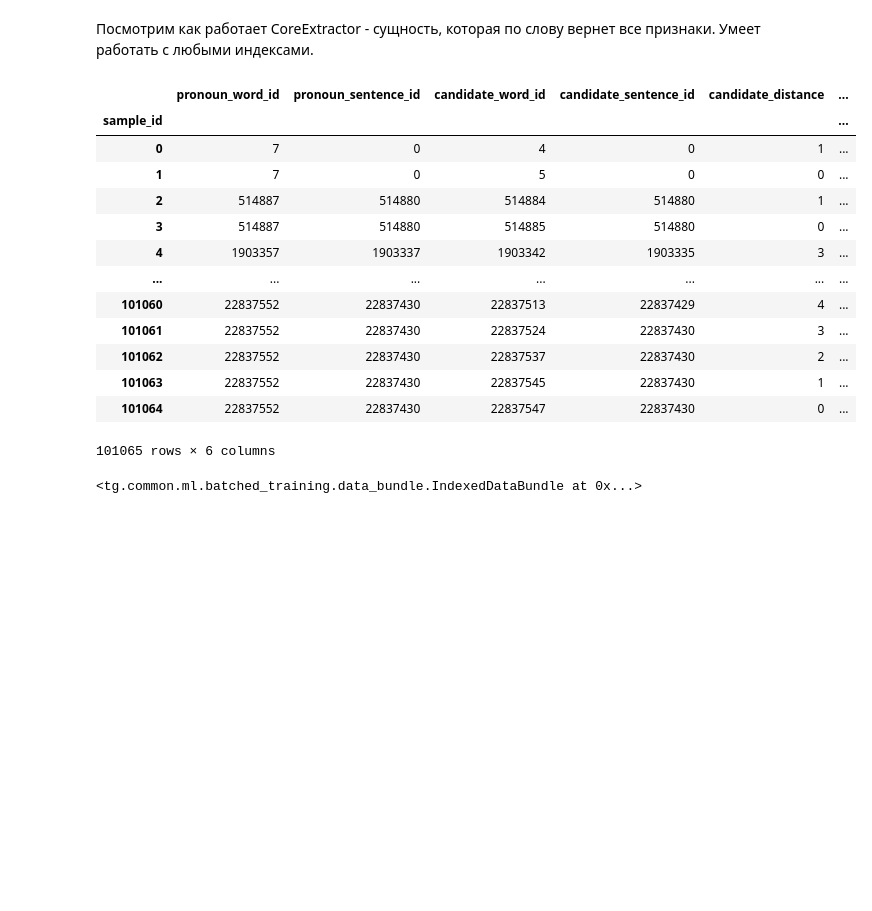
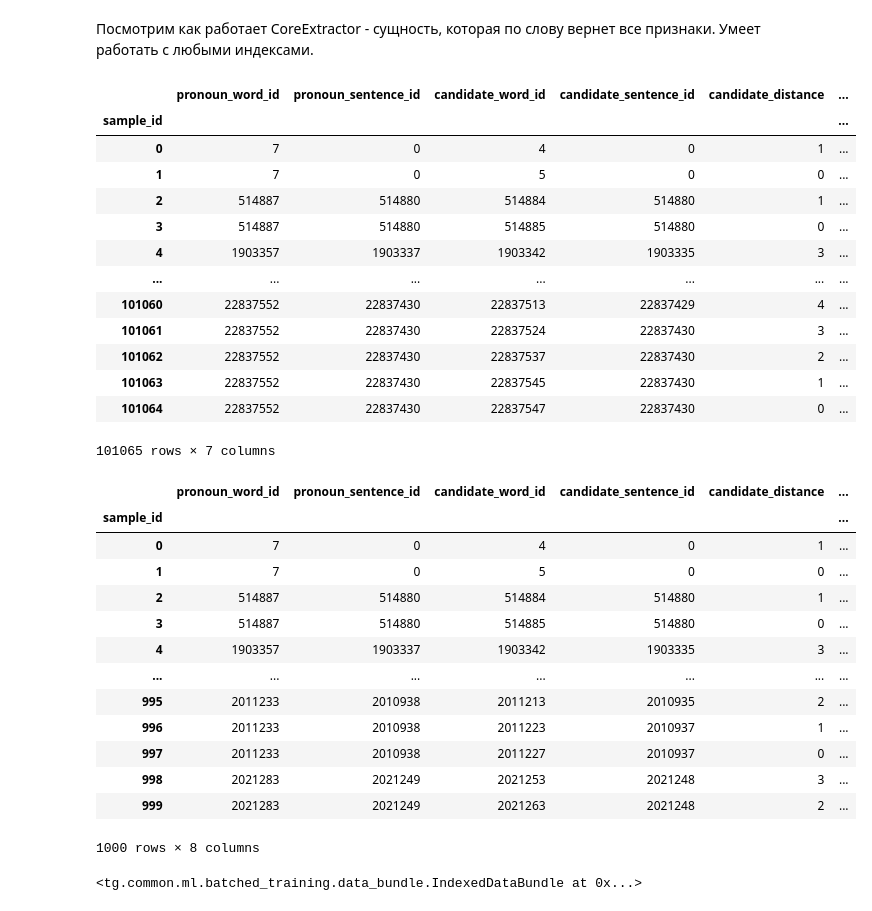
Before and after one commit to okulovsky/grammar_ru, a Jupyter notebook: notebooks/Alex/Sergey's batch GG.ipynb, the cells around one changed output. Cells and saved outputs as stored; diff of their text form; code cells hidden in the pictures; blank space fills up the shorter version.

```diff
--- a/notebooks/Alex/Sergey's batch GG.ipynb
+++ b/notebooks/Alex/Sergey's batch GG.ipynb
@@ -19,8 +19,8 @@ from tg.grammar_ru.common import Separator
 from tg.grammar_ru.common import Loc
 from tg.grammar_ru.ml.features import PyMorphyFeaturizer
 
-db = DataBundle.load(Loc.bundles_path/'antcd/simple') #TODO word_distance
-db['index']
+db = DataBundle.load(Loc.bundles_path/'antcd/wwd')
+db.index
 # %% [output]
 |  | pronoun_word_id | pronoun_sentence_id | candidate_word_id | candidate_sentence_id | candidate_distance | ... |
 | sample_id |  |  |  |  |  | ... |
@@ -35,5 +35,27 @@ db['index']
 | 101062 | 22837552 | 22837430 | 22837537 | 22837430 | 2 | ... |
 | 101063 | 22837552 | 22837430 | 22837545 | 22837430 | 1 | ... |
 | 101064 | 22837552 | 22837430 | 22837547 | 22837430 | 0 | ... |
-101065 rows × 6 columns
+101065 rows × 7 columns
+# %%
+from tg.common.ml.batched_training import train_display_test_split
+
+db.index = db.index.iloc[:1000]
+db.index = db.index.rename(columns={'is_match': 'label'})
+db.index['split'] = train_display_test_split(db.index)
+db.index
+# %% [output]
+|  | pronoun_word_id | pronoun_sentence_id | candidate_word_id | candidate_sentence_id | candidate_distance | ... |
+| sample_id |  |  |  |  |  | ... |
+| 0 | 7 | 0 | 4 | 0 | 1 | ... |
+| 1 | 7 | 0 | 5 | 0 | 0 | ... |
+| 2 | 514887 | 514880 | 514884 | 514880 | 1 | ... |
+| 3 | 514887 | 514880 | 514885 | 514880 | 0 | ... |
+| 4 | 1903357 | 1903337 | 1903342 | 1903335 | 3 | ... |
+| ... | ... | ... | ... | ... | ... | ... |
+| 995 | 2011233 | 2010938 | 2011213 | 2010935 | 2 | ... |
+| 996 | 2011233 | 2010938 | 2011223 | 2010937 | 1 | ... |
+| 997 | 2011233 | 2010938 | 2011227 | 2010937 | 0 | ... |
+| 998 | 2021283 | 2021249 | 2021253 | 2021248 | 3 | ... |
+| 999 | 2021283 | 2021249 | 2021263 | 2021248 | 2 | ... |
+1000 rows × 8 columns
 # %%
```
Also changed, not shown: parts of 29 cells of this notebook.
